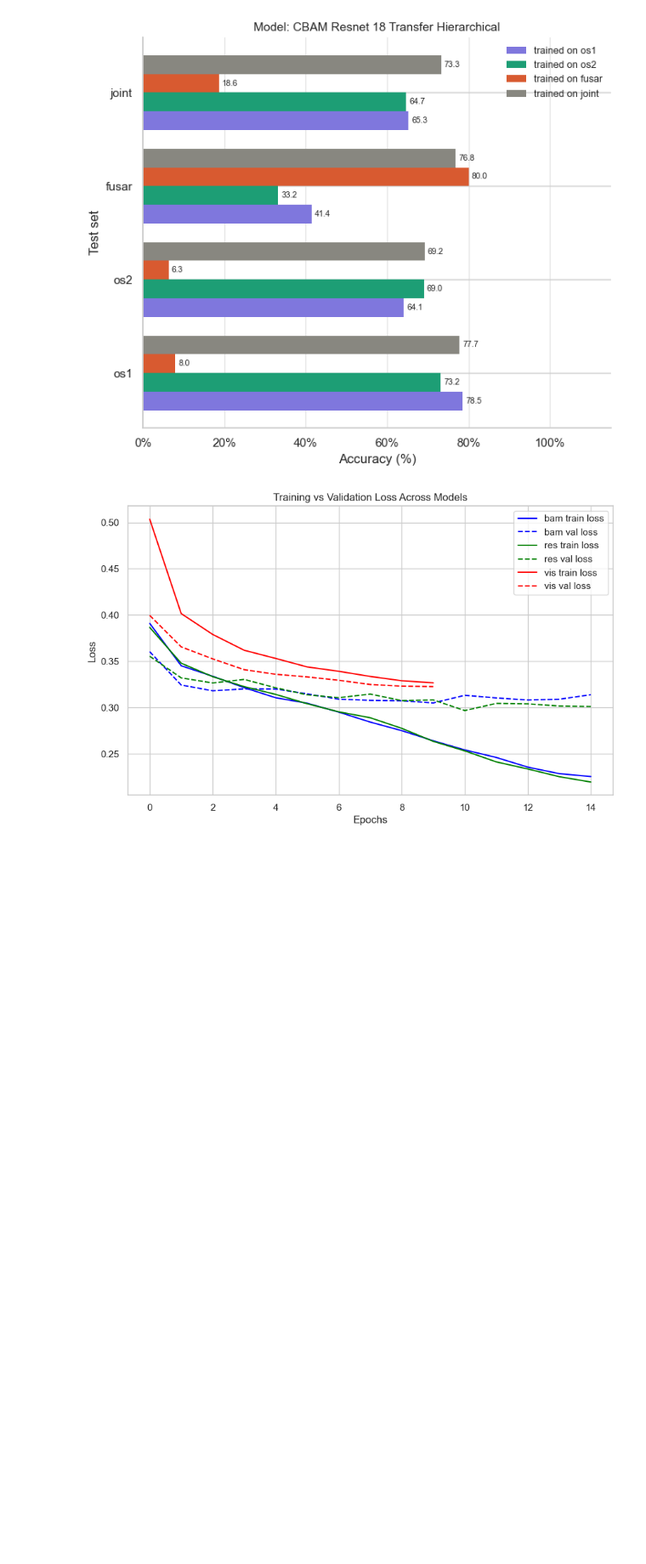
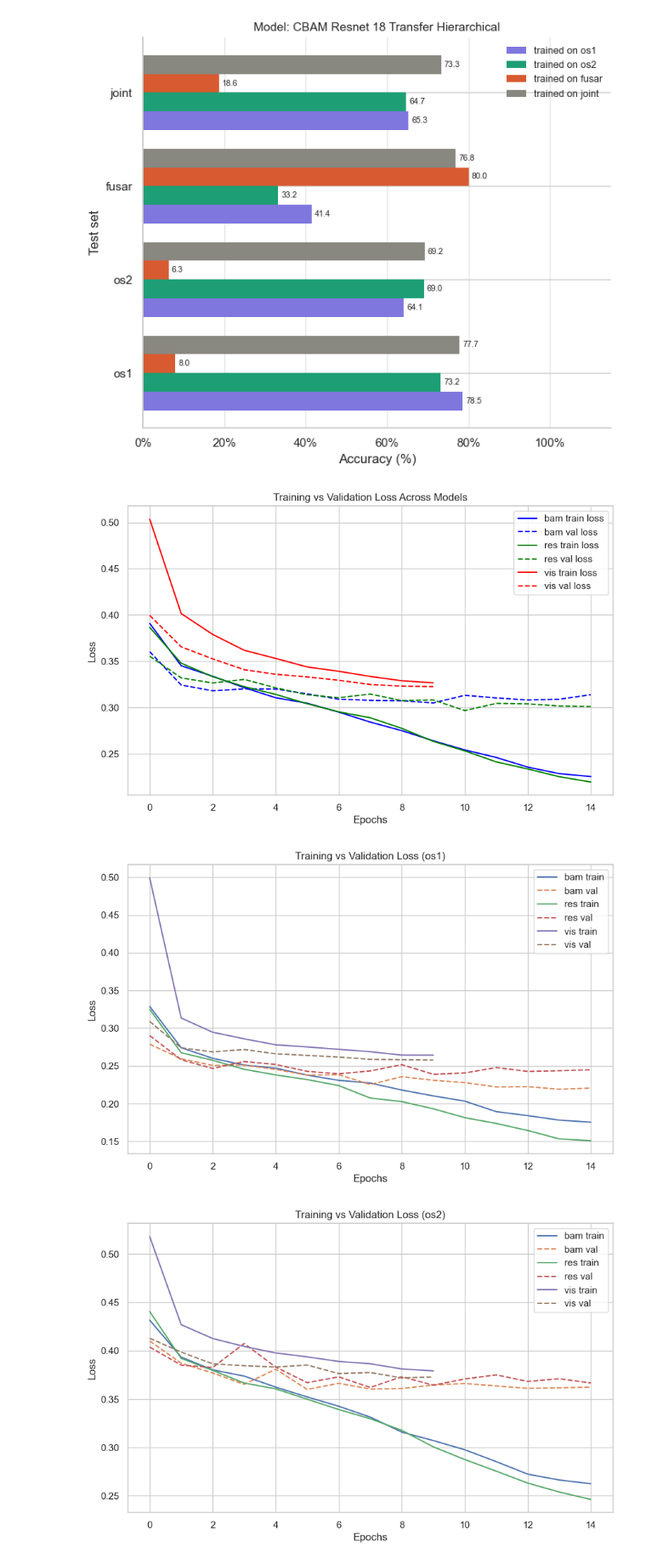
Before and after one commit to gknapp101/ds6050_final_project, a Jupyter notebook: test_results_plots.ipynb, the cells around one changed output. Shown at 85% size. Saved outputs shown, nothing was run; the diff lists cells and outputs as text; code cells hidden in the pictures; blank space fills up the shorter version.

Commit message:
Graphs

```diff
--- a/test_results_plots.ipynb
+++ b/test_results_plots.ipynb
@@ -760,3 +760,50 @@ plt.grid(True)
 plt.show()
 # %% [output]
 [figure]
+# %%
+import json
+import matplotlib.pyplot as plt
+from collections import defaultdict
+
+with open('results/baseline_history/baseline_history.json') as f:
+    data = json.load(f)
+
+# Step 1: group models by dataset
+dataset_groups = defaultdict(list)
+
+for model in data.keys():
+    model_name, dataset = model.split('__')
+    dataset_groups[dataset].append(model)
+
+# Step 2: plot per dataset
+for dataset, model_list in dataset_groups.items():
+    plt.figure(figsize=(10, 6))
+
+    for model in model_list:
+        m = data[model]
+        model_name = model.split('__')[0]
+
+        # train_loss (solid)
+        plt.plot(
+            m['train_loss'],
+            linestyle='-',
+            label=f"{model_name} train"
+        )
+
+        # val_loss (dashed)
+        plt.plot(
+            m['val_loss'],
+            linestyle='--',
+            label=f"{model_name} val"
+        )
+
+    plt.title(f"Training vs Validation Loss ({dataset})")
+    plt.xlabel("Epochs")
+    plt.ylabel("Loss")
+    plt.legend()
+    plt.grid(True)
+
+    plt.show()
+# %% [output]
+[figure, added]
+[figure, added]
```
Also changed, not shown: parts of 1 cell of this notebook.
